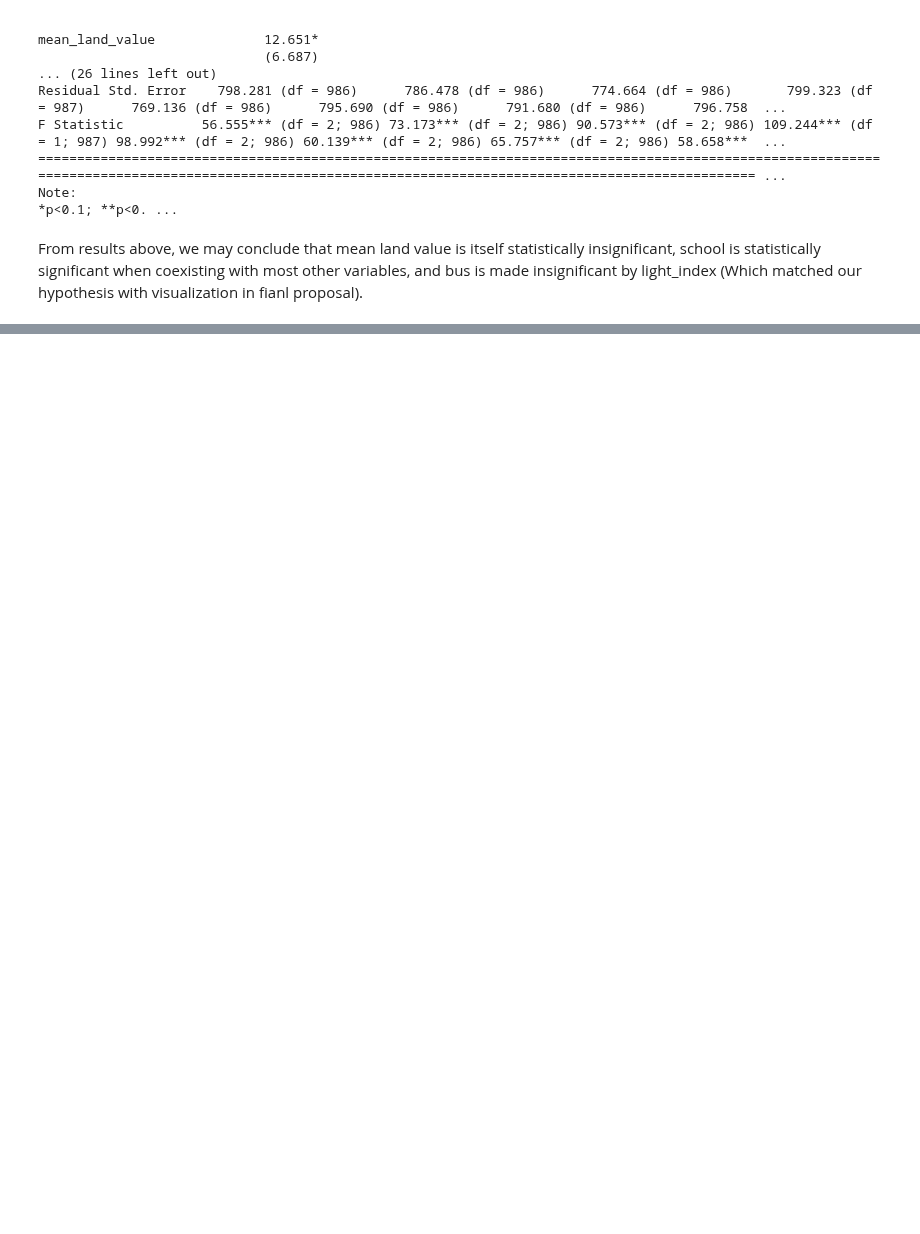
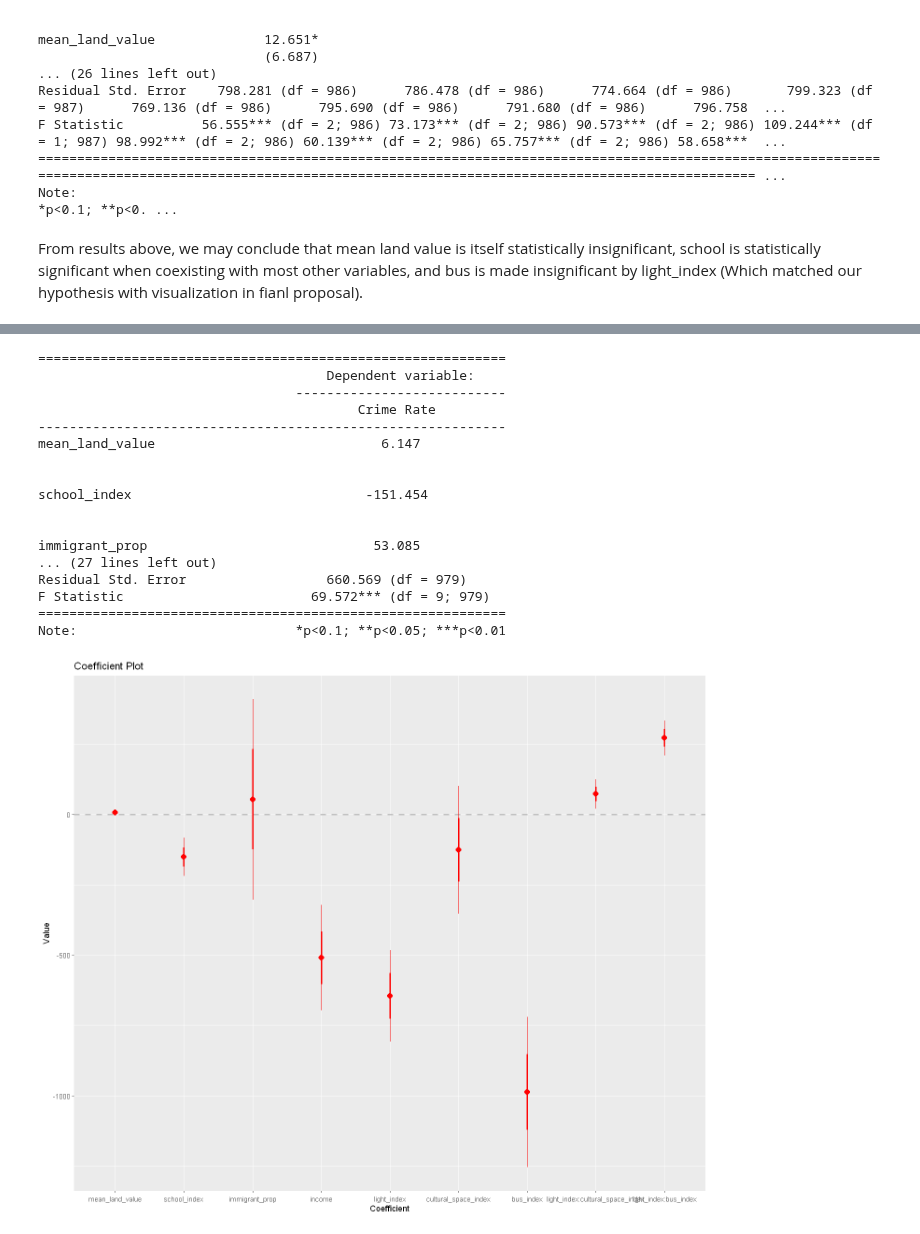
Before and after one commit to Irene-Berezin/econ326, a Jupyter notebook: project_regression.ipynb, the cells around one changed output, grey strips where cells are left out. Drawn from its saved outputs; the diff is of its cells as text; code cells hidden in the pictures; blank space fills up the shorter version.

```diff
--- a/project_regression.ipynb
+++ b/project_regression.ipynb
@@ -363,0 +387,29 @@ From results above, we may conclude that mean land value is itself statistically
+# %%
+# Testing our specifications in final proposal, with robust standard error
+reg_interaction <- lm(crime_rate ~ mean_land_value + school_index + immigrant_prop + income + light_index
+     + cultural_space_index + bus_index + light_index:cultural_space_index + light_index:bus_index, data = census_index_crime)
+
+se_interaction <- sqrt(diag(vcovHC(reg_short, type = "HC1")))
+
+stargazer(reg_interaction, se =  se_interaction, type = "text", dep.var.labels = c("Crime Rate"))
+
+coefplot(reg_interaction, intercept = FALSE, horizontal = TRUE, color = "red")
+# %% [output]
+============================================================
+                                     Dependent variable:
+                                 ---------------------------
+                                         Crime Rate
+------------------------------------------------------------
+mean_land_value                             6.147
+
+
+school_index                              -151.454
+
+
+immigrant_prop                             53.085
+... (27 lines left out)
+Residual Std. Error                  660.569 (df = 979)
+F Statistic                        69.572*** (df = 9; 979)
+============================================================
+Note:                            *p<0.1; **p<0.05; ***p<0.01
+[figure, added]
```
Also changed, not shown: parts of 7 cells of this notebook, 3 other files.
